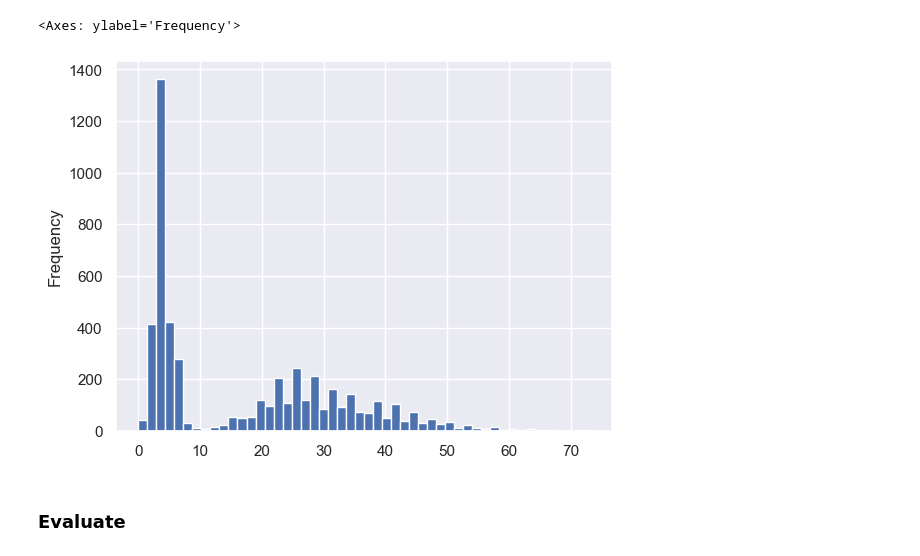
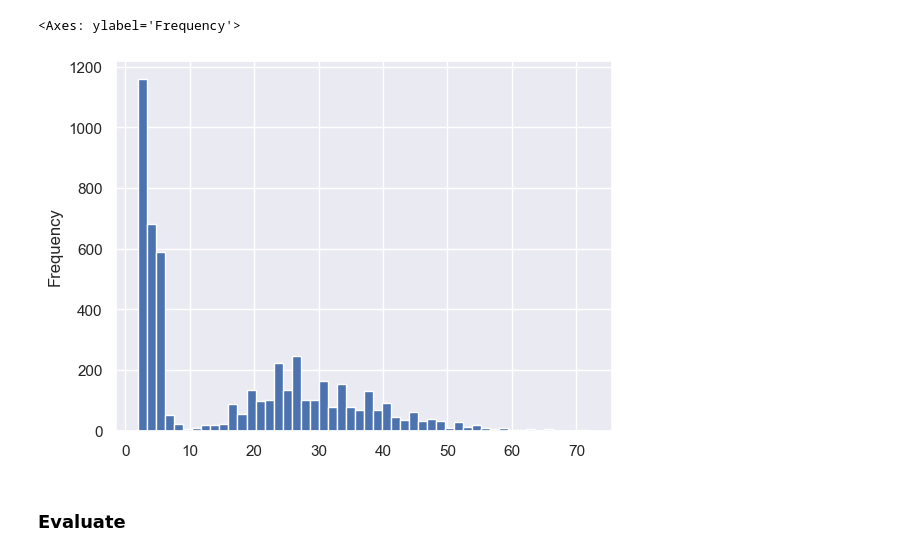
Before and after one commit to sina-programer/IRIndexing, a Jupyter notebook: main.ipynb, the cells around one changed output. Saved outputs shown, nothing was run; the diff lists cells and outputs as text; code cells hidden in the pictures.

```diff
--- a/main.ipynb
+++ b/main.ipynb
@@ -10,4 +12,6 @@ import score
+# %%
+sns.set_theme()
 # %%
-MIN_TOKENS = 1
+MIN_TOKENS = 2
 DATA_PATH = 'ted_talks.csv'
 DATA_COLUMNS = ['description', 'title']  # concatenate these cols together for dataset
@@ -38,11 +50,11 @@ df
 | 5099 | How a video game might help us bu... | video game might help us build be... |
 5100 rows × 2 columns
 # %%
-_df = df.copy()
-_df['tokens'] = df['text'].map(preprocess.tokenize)
-_df['n_tokens'] = _df['tokens'].map(len)
-_df['n_chars'] = _df['text'].str.replace(' ', '').str.len()
-
-df = df[_df['n_tokens'] >= MIN_TOKENS]
+df['tokens'] = df['text'].map(preprocess.tokenize)
+df['n_tokens'] = df['tokens'].map(len)
+df['n_chars'] = df['text'].str.replace(' ', '').str.len()
+df = df[df['n_tokens'] >= MIN_TOKENS]
+df.reset_index(drop=True, inplace=True)
+df.to_csv('data.csv', index=False)
 df
 # %% [output]
@@ -80,6 +74,6 @@ df
 # %%
-_df['n_tokens'].plot.hist(bins=50)
+df['n_tokens'].plot.hist(bins=50)
 # %% [output]
 <Axes: ylabel='Frequency'>
-[figure, old version]
+[figure, new version]
 # %%
```
Also changed, not shown: parts of 24 cells of this notebook.
